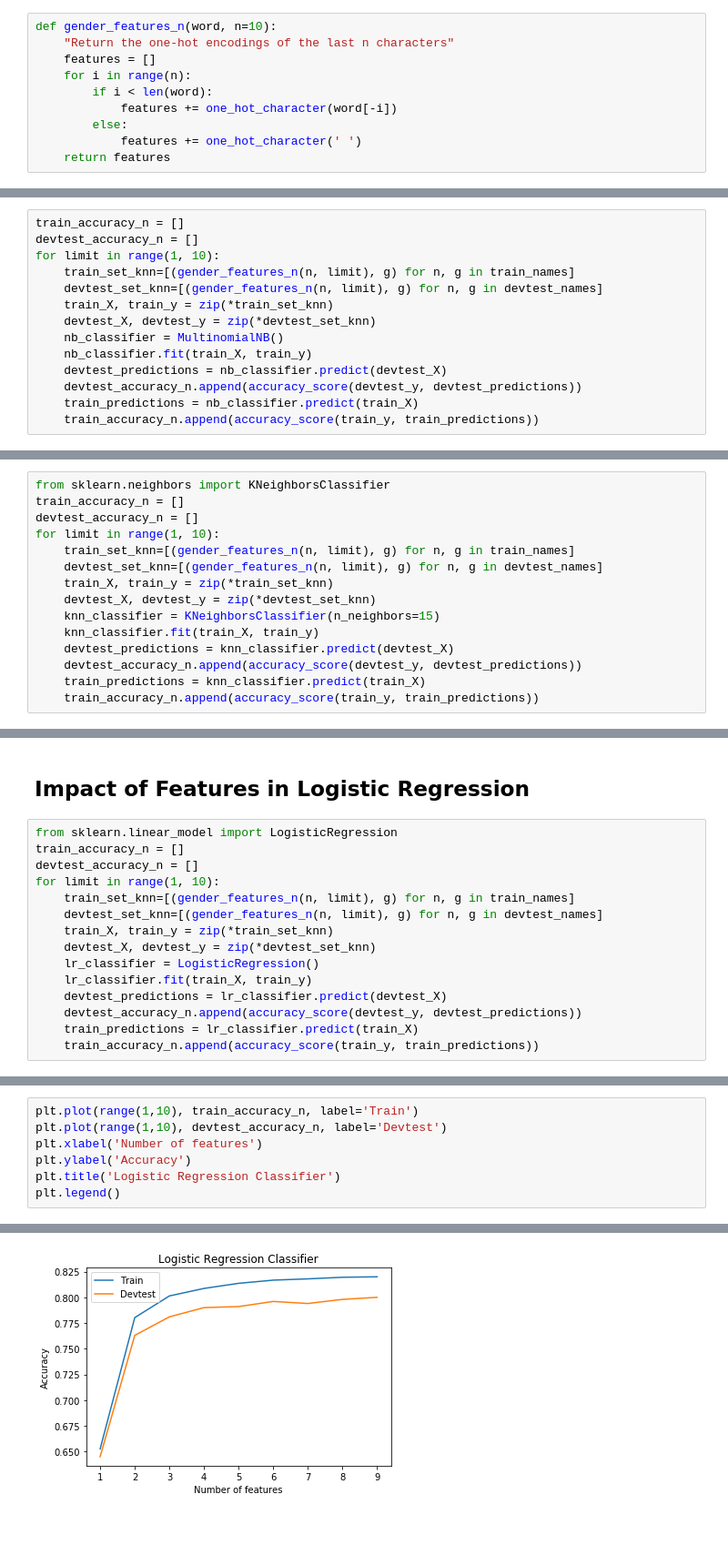
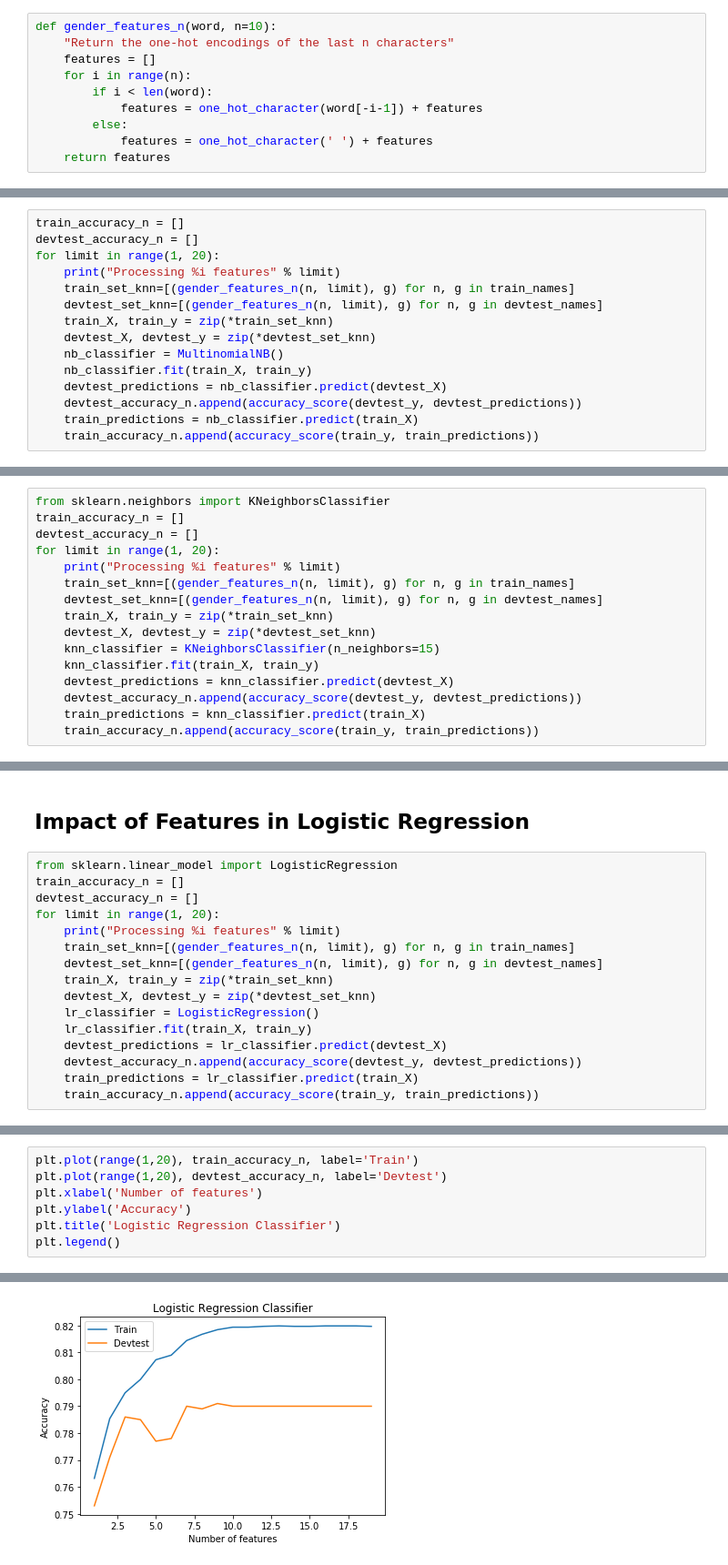
Before and after one commit to dmollaaliod/comp348-2019, a Jupyter notebook: lectures/W03L1TextClassification.ipynb, the cells around one changed output, grey strips where cells are left out. Shown: that part at 91% size. Saved outputs shown, nothing was run; the diff lists cells and outputs as text; blank space fills up the shorter version.

```diff
--- a/lectures/W03L1TextClassification.ipynb
+++ b/lectures/W03L1TextClassification.ipynb
@@ -286,9 +286,9 @@ def gender_features_n(word, n=10):
     features = []
     for i in range(n):
         if i < len(word):
-            features += one_hot_character(word[-i])
+            features = one_hot_character(word[-i-1]) + features
         else:
-            features += one_hot_character(' ')
+            features = one_hot_character(' ') + features
     return features
 # %%
 gender_features_n("Mary", n=3)
@@ -313,7 +313,8 @@ gender_features_n("Mary", n=3)
 # %%
 train_accuracy_n = []
 devtest_accuracy_n = []
-for limit in range(1, 10):
+for limit in range(1, 20):
+    print("Processing %i features" % limit)
     train_set_knn=[(gender_features_n(n, limit), g) for n, g in train_names]
     devtest_set_knn=[(gender_features_n(n, limit), g) for n, g in devtest_names]
     train_X, train_y = zip(*train_set_knn)
@@ -340,7 +361,8 @@ plt.legend()
 from sklearn.neighbors import KNeighborsClassifier
 train_accuracy_n = []
 devtest_accuracy_n = []
-for limit in range(1, 10):
+for limit in range(1, 20):
+    print("Processing %i features" % limit)
     train_set_knn=[(gender_features_n(n, limit), g) for n, g in train_names]
     devtest_set_knn=[(gender_features_n(n, limit), g) for n, g in devtest_names]
     train_X, train_y = zip(*train_set_knn)
@@ -367,7 +409,8 @@ plt.legend()
 from sklearn.linear_model import LogisticRegression
 train_accuracy_n = []
 devtest_accuracy_n = []
-for limit in range(1, 10):
+for limit in range(1, 20):
+    print("Processing %i features" % limit)
     train_set_knn=[(gender_features_n(n, limit), g) for n, g in train_names]
     devtest_set_knn=[(gender_features_n(n, limit), g) for n, g in devtest_names]
     train_X, train_y = zip(*train_set_knn)
@@ -381,10 +442,10 @@ for limit in range(1, 10):
 # %%
-plt.plot(range(1,10), train_accuracy_n, label='Train')
-plt.plot(range(1,10), devtest_accuracy_n, label='Devtest')
+plt.plot(range(1,20), train_accuracy_n, label='Train')
+plt.plot(range(1,20), devtest_accuracy_n, label='Devtest')
 plt.xlabel('Number of features')
 plt.ylabel('Accuracy')
 plt.title('Logistic Regression Classifier')
 plt.legend()
 # %% [output]
 <matplotlib.legend.Legend at 0x...>
-[figure, old version]
+[figure, new version]
```
Also changed, not shown: parts of 6 cells of this notebook, 2 other files.
